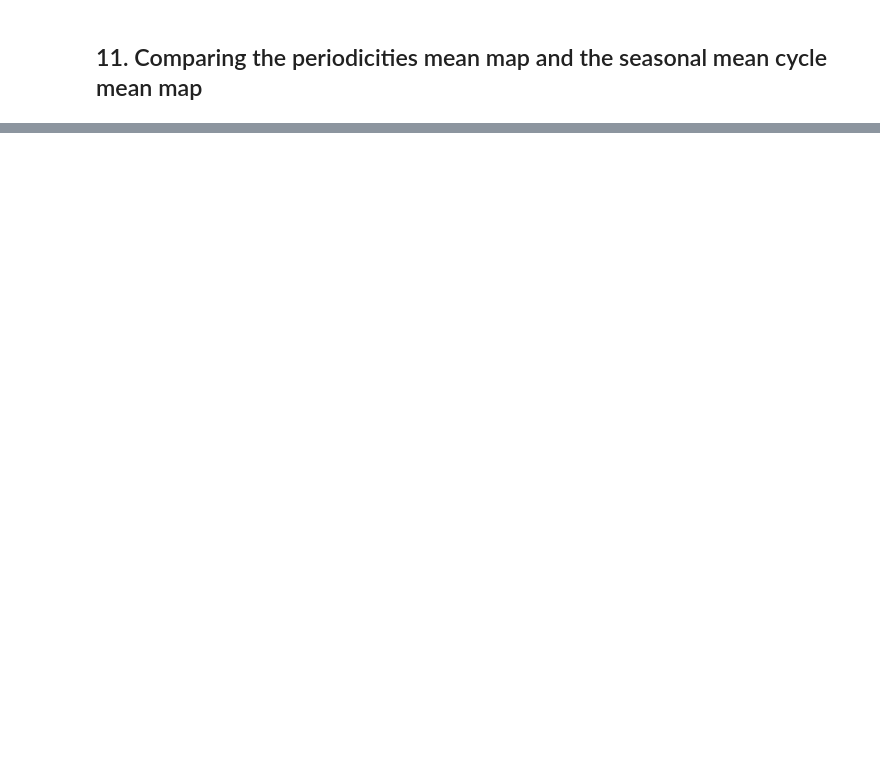
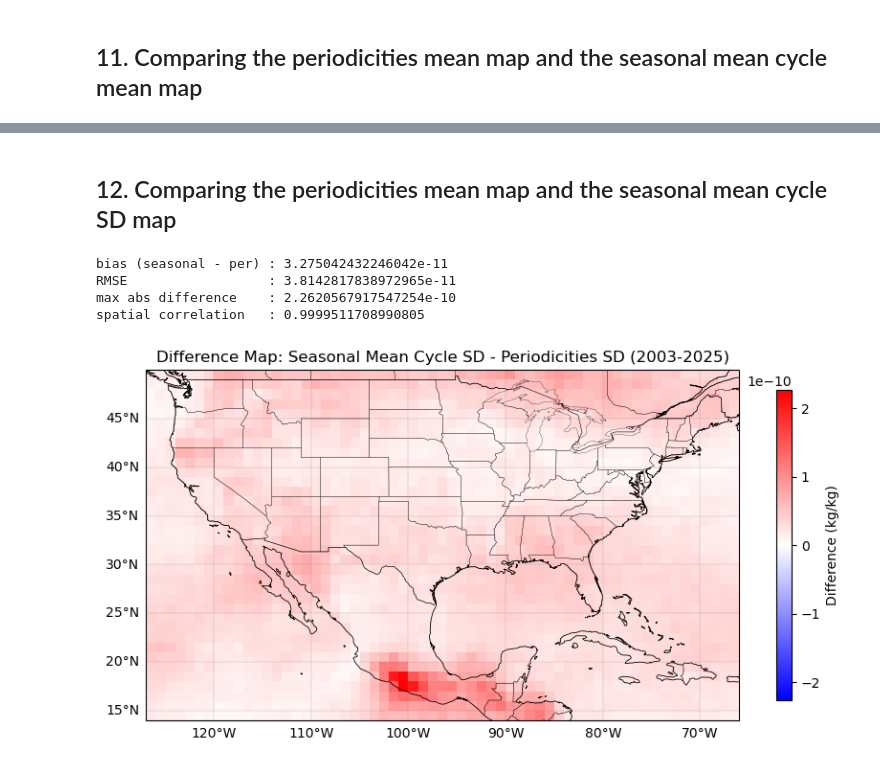
Before and after one commit to manohar322028/harmonic-analysis, a Jupyter notebook: Scripts/anomalies.ipynb, the cells around one changed output, grey strips where cells are left out. Saved outputs shown, nothing was run; the diff lists cells and outputs as text; code cells hidden in the pictures; blank space fills up the shorter version.

```diff
--- a/Scripts/anomalies.ipynb
+++ b/Scripts/anomalies.ipynb
@@ -502,0 +557,27 @@ plot_map(diff_map,
+# %% [markdown]
+## 12. Comparing the periodicities mean map and the seasonal mean cycle SD map
+# %%
+diff_map = seasonal_std_map - per_std_map
+
+bias = float(diff_map.mean())
+rmse = float((diff_map ** 2).mean() ** 0.5)
+max_abs_diff = float(abs(diff_map).max())
+corr = float(xr.corr(seasonal_std_map, per_std_map))
+
+print("bias (seasonal - per) :", bias)
+print("RMSE                  :", rmse)
+print("max abs difference    :", max_abs_diff)
+print("spatial correlation   :", corr)
+# %% [output]
+bias (seasonal - per) : 3.275042432246042e-11
+RMSE                  : 3.8142817838972965e-11
+max abs difference    : 2.2620567917547254e-10
+spatial correlation   : 0.9999511708990805
+# %%
+vmax = float(abs(diff_map).max())
+plot_map(diff_map,
+         "Difference Map: Seasonal Mean Cycle SD - Periodicities SD (2003-2025)",
+         "Difference (kg/kg)",
+         cmap="bwr", vmin=-vmax, vmax=vmax)
+# %% [output]
+[figure, added]
```
Also changed, not shown: parts of 23 cells of this notebook, 6 other files.
